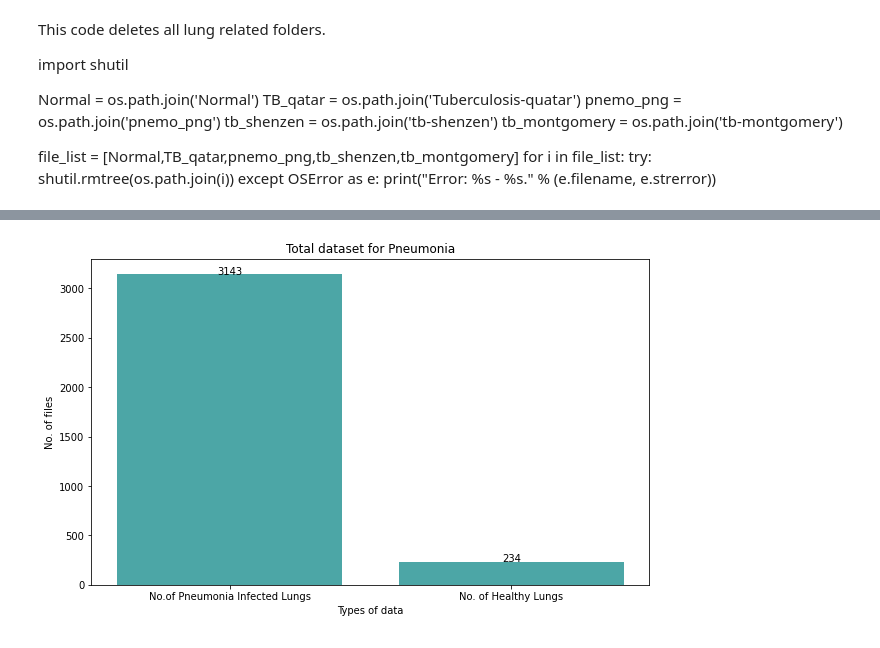
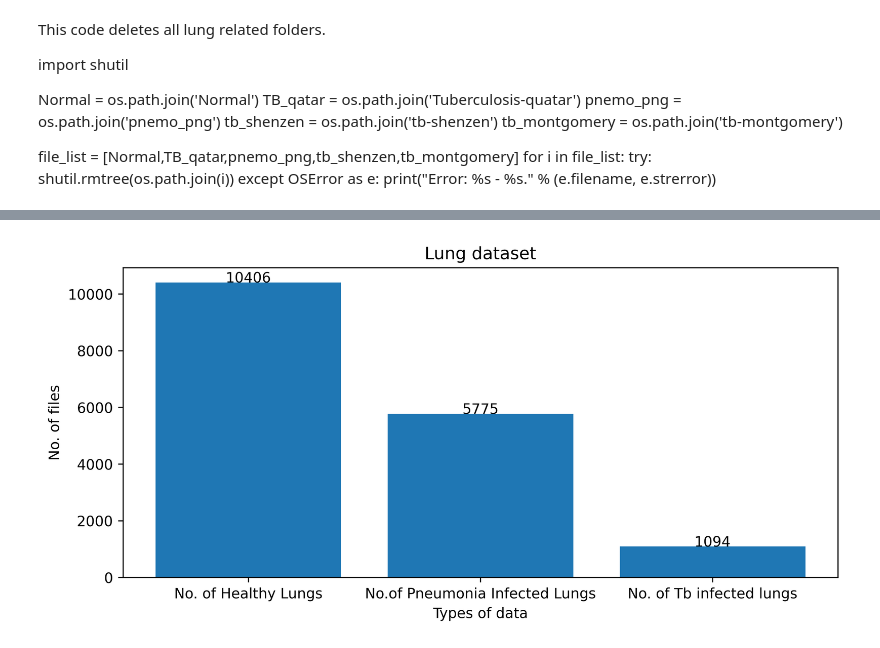
Before and after one commit to Pilot-Khadka/Lung_Disease_Classification, a Jupyter notebook: main.ipynb, the cells around one changed output, grey strips where cells are left out. Cells and saved outputs as stored; diff of their text form; code cells hidden in the pictures.

```diff
--- a/main.ipynb
+++ b/main.ipynb
@@ -99,17 +103,29 @@ for i in file_list:
       shutil.rmtree(os.path.join(i))
     except OSError as e:
       print("Error: %s - %s." % (e.filename, e.strerror))
+# %%
+Normal_dataset = len(os.listdir(Normal))
+Pneumonia_dataset = len(os.listdir(pnemo_png))
+TB_dataset = len(os.listdir(tb_shenzen))+len(os.listdir(tb_montgomery))+len(os.listdir(TB_qatar))
 # %%
-plt.figure(figsize = (10, 6))
+from matplotlib import font_manager
 
-plt.title('Total dataset for Pneumonia')
+font_files = font_manager.findSystemFonts(fontpaths='/content/drive/MyDrive/Times New Roman', fontext='ttf')
+
+for font_file in font_files:
+    font_manager.fontManager.addfont(font_file)
+
+plt.rcParams['font.family'] = ['Times New Roman']
+
+plt.figure(dpi=600,figsize = (9, 4))
+plt.title('Lung dataset')
 plt.xlabel('Types of data')
 plt.ylabel('No. of files')
 
-x = ["No.of Pneumonia Infected Lungs","No. of Healthy Lungs"]
-y= [sum_pneumonia, sum_normal]
-
-plt.bar(x,y,color='teal',alpha=0.7)
+x = ['No. of Healthy Lungs','No.of Pneumonia Infected Lungs','No. of Tb infected lungs']
+y= [Normal_dataset,Pneumonia_dataset,TB_dataset]
+bar_colors = ['blue','red','orange']
+plt.bar(x,y)
 
 for i in range(len(x)):
   plt.text(i,y[i],y[i],ha = 'center')
@@ -119 +137 @@ plt.show()
-[figure, old version]
+[figure, new version]
```
Also changed, not shown: parts of 5 cells of this notebook.
